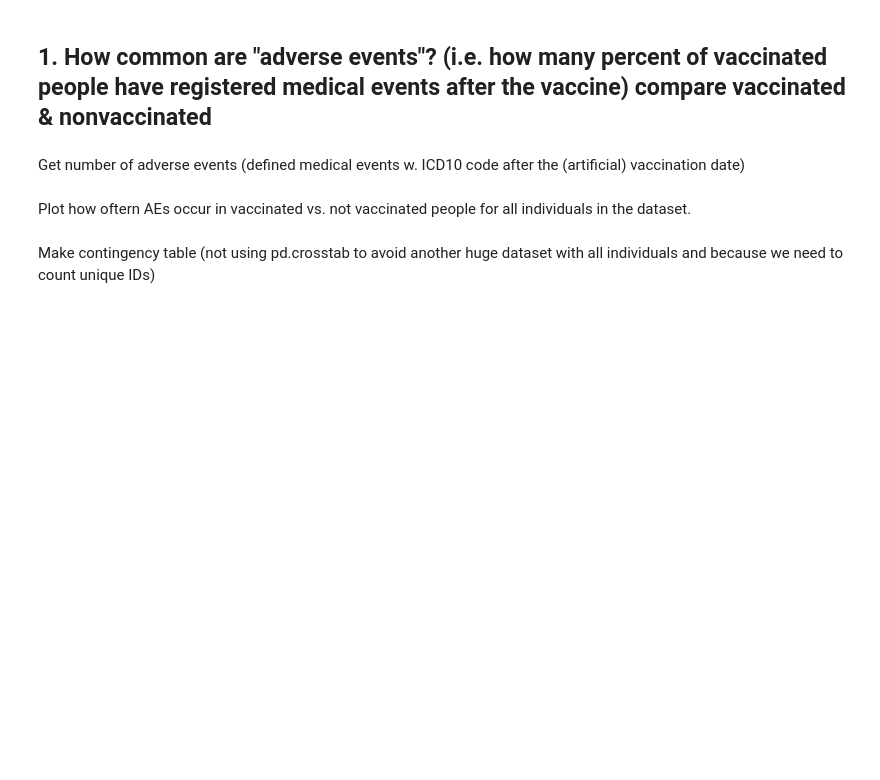
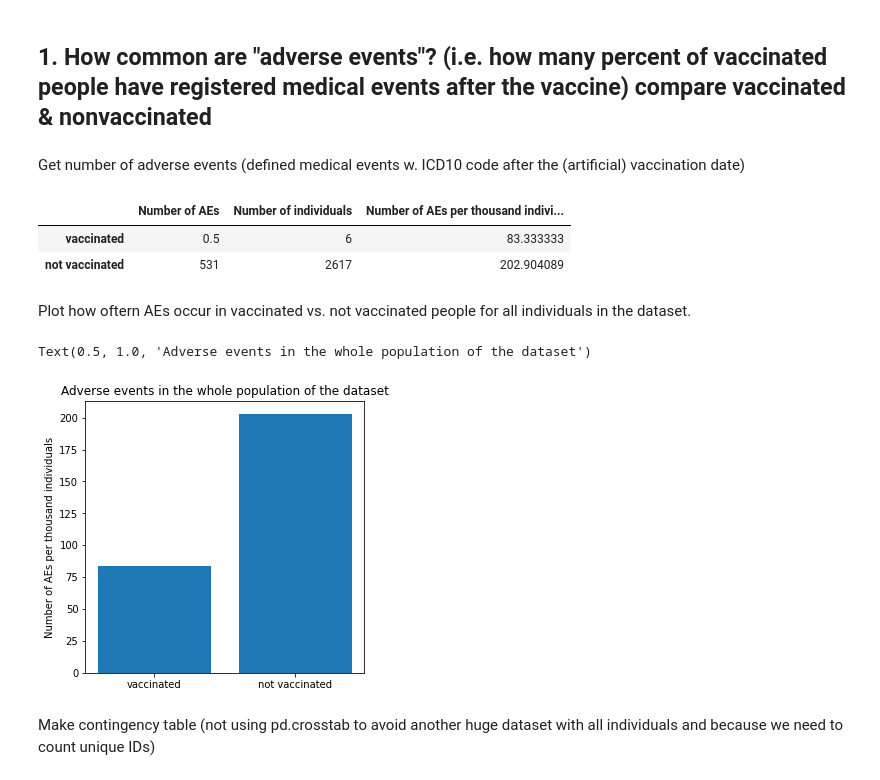
Before and after one commit to MonicaMueller/big-data-final-project, a Jupyter notebook: Project_vaccine_comorbidities.ipynb, the cells around one changed output. Saved outputs shown, nothing was run; the diff lists cells and outputs as text; code cells hidden in the pictures; blank space fills up the shorter version.

```diff
--- a/Project_vaccine_comorbidities.ipynb
+++ b/Project_vaccine_comorbidities.ipynb
@@ -126,5 +300,5 @@ O-Z remove, but leave R as adverse event & Q as underlying disease.
 exclude = ('O','P','S','T','U','V','W','X','Y','Z')
 
 # broadcasting the clinical dataset for all icd codes except those we exclude
-clinical_ic10 = clinical_ic10[~clinical_ic10['icd10_code'].astype(str).str.startswith(exclude)]
+clinical_ic10 = clinical_ic10[~clinical_ic10['icd10_code'].str.startswith(exclude)]
 clinical_ic10
@@ -407,7 +925,7 @@ clinical_ic10['selected disease'].value_counts()
 ## 1. How common are "adverse events"? (i.e. how many percent of vaccinated people have registered medical events after the vaccine) compare vaccinated & nonvaccinated
 # %%
 # initialize column & index names
-dict_vac = {'vaccinated':1, 'not vaccinated':0} #vaccination status
+dict_vacORnot = {'vaccinated':1, 'not vaccinated':0} #vaccination status
 ls_AE = ['AE', 'no AE'] # adverse events
 # %% [markdown]
 Get number of adverse events (defined medical events w. ICD10 code after the (artificial) vaccination date)
@@ -425,12 +943,12 @@ def incidence(df_event, id_vac, id_nvac):
     """
 
     # initialize df for putting in the values
-    df_sum = pd.DataFrame(columns = ['Number of AEs', 'Number of individuals', 'Number of AEs per thousand individuals'], index = dict_vac)
+    df_sum = pd.DataFrame(columns = ['Number of AEs', 'Number of individuals', 'Number of AEs per thousand individuals'], index = dict_vacORnot)
 
-    for v in dict_vac: # loop through vaccinated vs. not
+    for v in dict_vacORnot: # loop through vaccinated vs. not
 
         # put in the number of events (AEs) by subsetting the df_event into vaccinated/not vaccinated
-        df_sum['Number of AEs'][v] = len(df_event[df_event['vaccinated'] == dict_vac[v]])
+        df_sum['Number of AEs'][v] = len(df_event[df_event['vaccinated'] == dict_vacORnot[v]])
 
         # if we have no event (happens in the subset), add 0.5 for testing the plot and analysis further below
         # -> still visible in the output that it was added
@@ -473,12 +991,20 @@ id_nvac = np.delete(id_all, np.isin(id_all,id_vac))
 # use the function to create the summary table
 df_sum_all = incidence(df_AEs, id_vac, id_nvac)
 df_sum_all
+# %% [output]
+|  | Number of AEs | Number of individuals | Number of AEs per thousand indivi... |
+| vaccinated | 0.5 | 6 | 83.333333 |
+| not vaccinated | 531 | 2617 | 202.904089 |
 # %% [markdown]
 Plot how oftern AEs occur in vaccinated vs. not vaccinated people for all individuals in the dataset.
 # %%
 plt.figure(figsize = (5,5))
 plt.bar(df_sum_all.index, df_sum_all['Number of AEs per thousand individuals'])
 plt.ylabel('Number of AEs per thousand individuals')
+plt.title('Adverse events in the whole population of the dataset')
+# %% [output]
+Text(0.5, 1.0, 'Adverse events in the whole population of the dataset')
+[figure, added]
 # %% [markdown]
 Make contingency table (not using pd.crosstab to avoid another huge dataset with all individuals and because we need to count unique IDs)
 # %%
```
Also changed, not shown: parts of 85 cells of this notebook.
